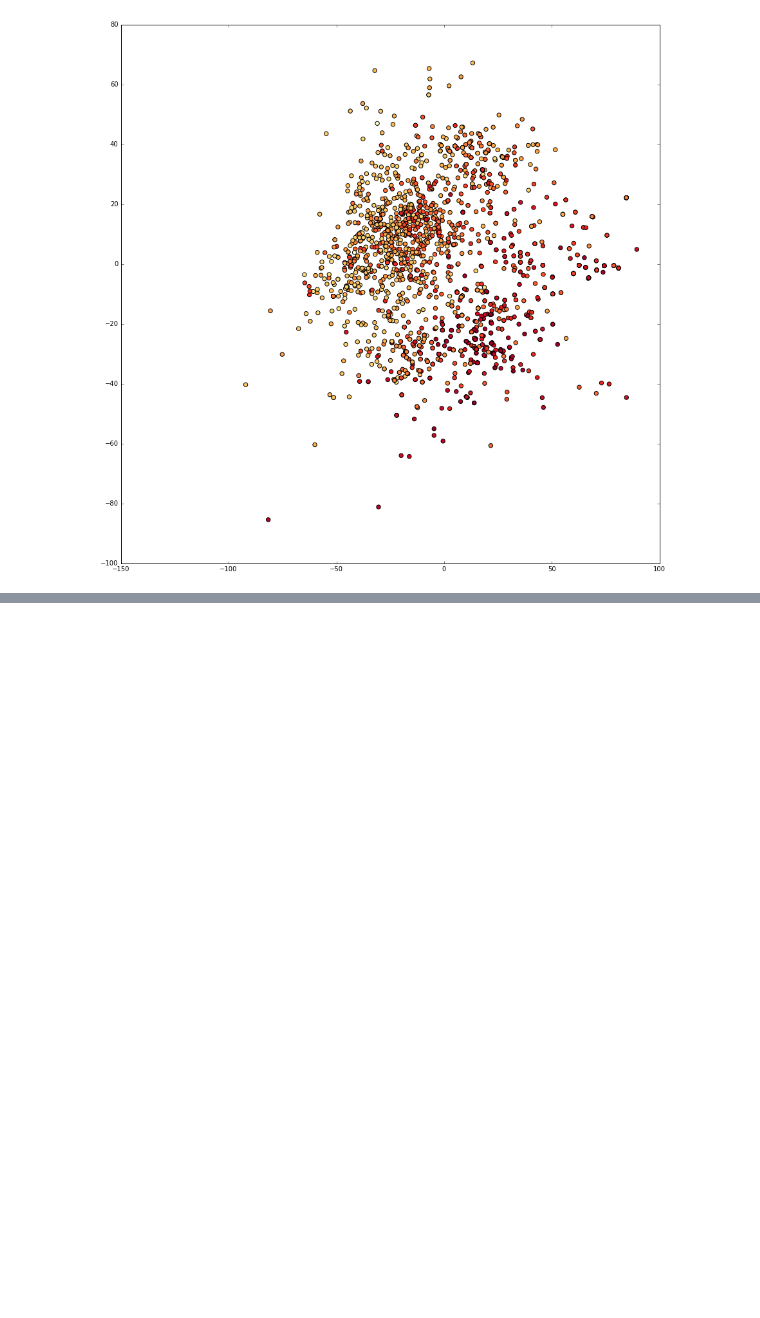
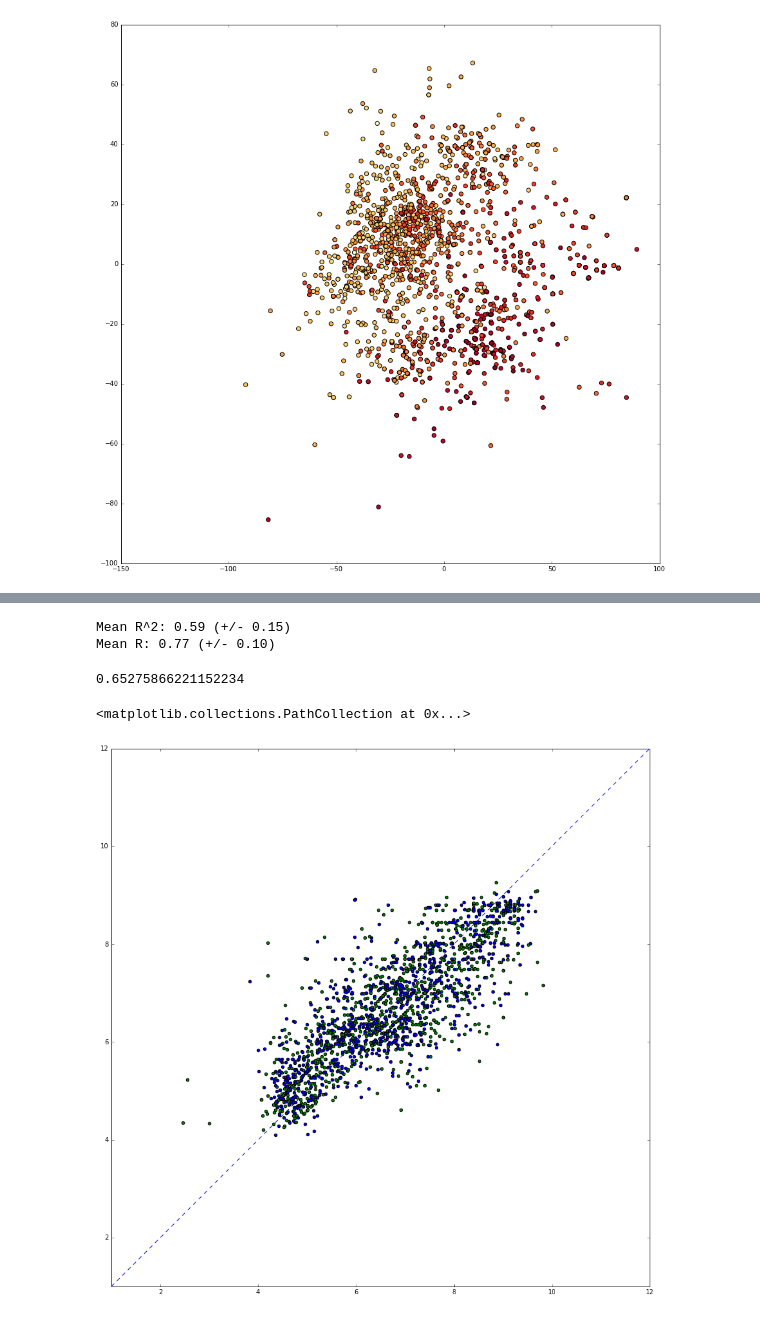
Before and after one commit to martin-sicho/MI_ADM, a Jupyter notebook: learn.ipynb, the cells around one changed output, grey strips where cells are left out. Cells and saved outputs as stored; diff of their text form; code cells hidden in the pictures; blank space fills up the shorter version.

Commit message:
created a regression model and validated it

```diff
--- a/learn.ipynb
+++ b/learn.ipynb
@@ -140,0 +167,51 @@ plt.show()
+# %%
+from sklearn.cross_validation import train_test_split
+
+descriptors_train, descriptors_test, pIC50_train, pIC50_test = train_test_split(
+    descriptors
+    , data.ic50_experiment
+    , test_size=0.4
+    , random_state=42
+)
+# %%
+from sklearn.cross_validation import cross_val_score
+from sklearn.svm import SVR
+
+model = SVR(C=5.0, kernel='rbf', epsilon=0.4)
+model.fit(descriptors_train, pIC50_train)
+scores = cross_val_score(model, descriptors_train, pIC50_train, cv=5)
+# %%
+print("Mean R^2: %0.2f (+/- %0.2f)" % (scores.mean(), scores.std() * 2))
+print("Mean R: %0.2f (+/- %0.2f)" % (np.sqrt(scores).mean(), np.sqrt(scores).std() * 2))
+# %% [output]
+Mean R^2: 0.59 (+/- 0.15)
+Mean R: 0.77 (+/- 0.10)
+# %%
+model.score(descriptors_test, pIC50_test)
+# %% [output]
+0.65275866221152234
+# %%
+plt.rcParams["figure.figsize"] = [15, 15]
+span = (1,12)
+axes = plt.gca()
+axes.set_xlim(span)
+axes.set_ylim(span)
+
+plt.plot((span[0],span[1]), (span[0],span[1]), linestyle='--')
+
+plt.scatter(
+    pIC50_train
+    , model.predict(descriptors_train)
+    , c='green'
+    , s=20
+)
+
+plt.scatter(
+    pIC50_test
+    , model.predict(descriptors_test)
+    , c='blue'
+    , s=20
+)
+# %% [output]
+<matplotlib.collections.PathCollection at 0x...>
+[figure, added]
```
Also changed, not shown: parts of 5 cells of this notebook.
